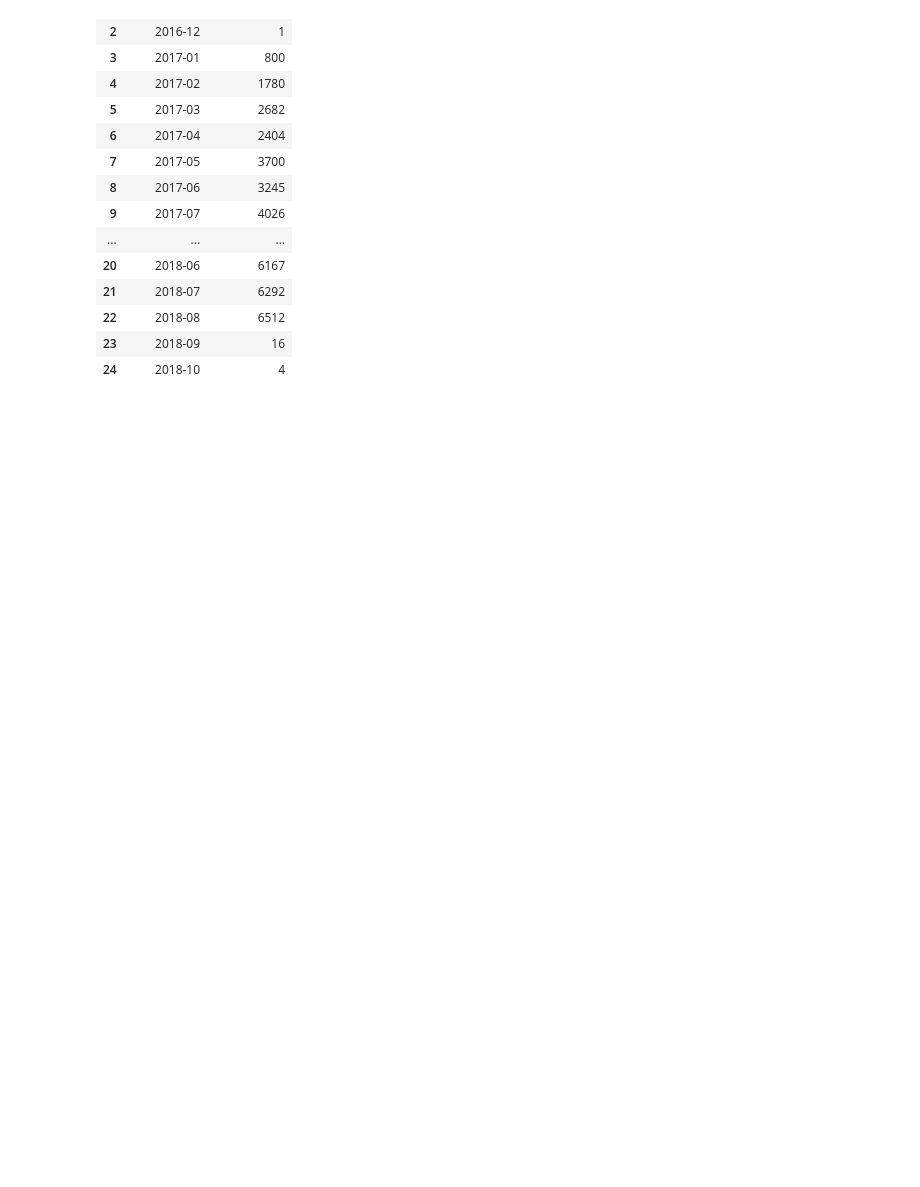
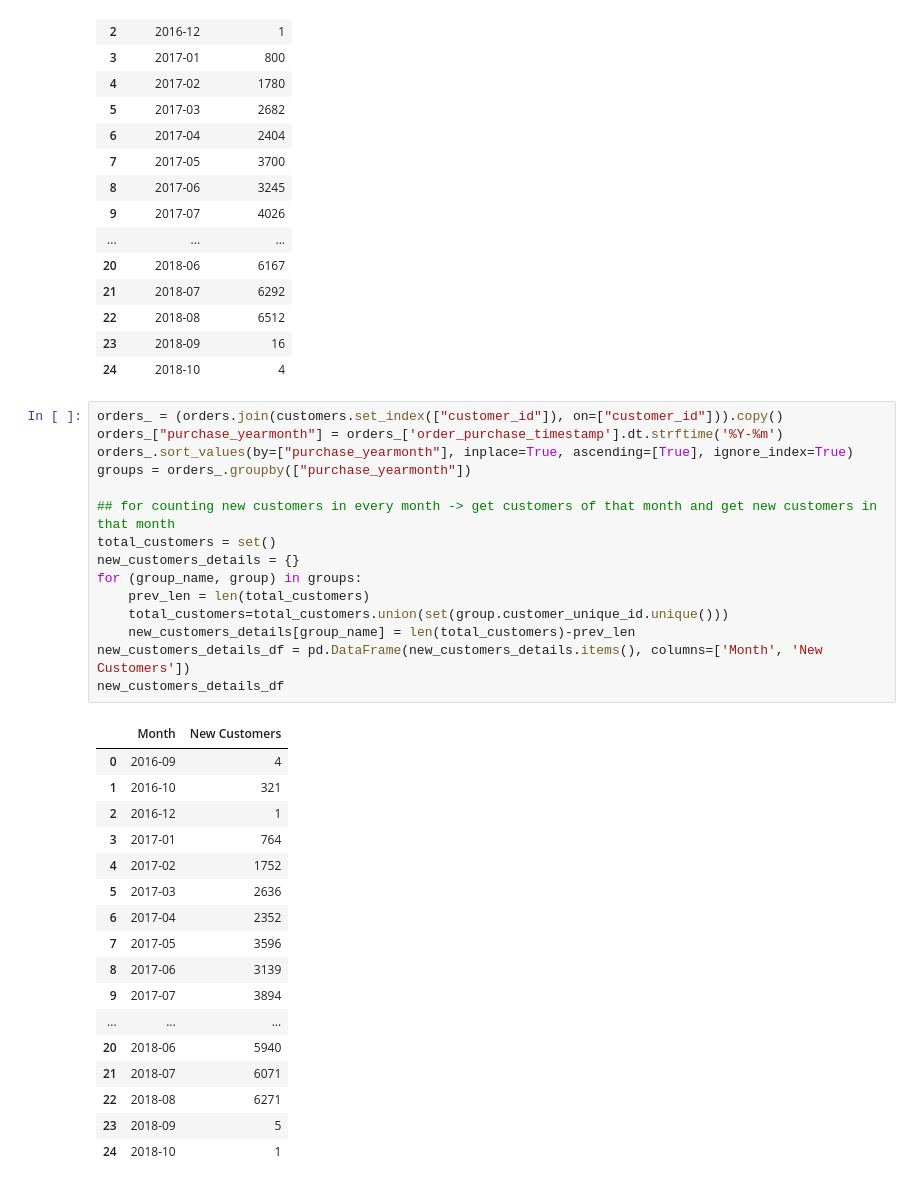
Before and after one commit to sakshisv/Marketing-Analytics-for-E-Commerce, a Jupyter notebook: Marketing Analytics (Python).ipynb, the cells around one changed output. Saved outputs shown, nothing was run; the diff lists cells and outputs as text; blank space fills up the shorter version.

```diff
--- a/Marketing Analytics (Python).ipynb
+++ b/Marketing Analytics (Python).ipynb
@@ -416,3 +416,36 @@ orders_.drop_duplicates(subset = 'customer_id', keep = 'first').groupby('year_mo
 | 22 | 2018-08 | 6512 |
 | 23 | 2018-09 | 16 |
 | 24 | 2018-10 | 4 |
+# %%
+orders_ = (orders.join(customers.set_index(["customer_id"]), on=["customer_id"])).copy()
+orders_["purchase_yearmonth"] = orders_['order_purchase_timestamp'].dt.strftime('%Y-%m')
+orders_.sort_values(by=["purchase_yearmonth"], inplace=True, ascending=[True], ignore_index=True)
+groups = orders_.groupby(["purchase_yearmonth"])
+
+## for counting new customers in every month -> get customers of that month and get new customers in that month
+total_customers = set()
+new_customers_details = {}
+for (group_name, group) in groups:
+    prev_len = len(total_customers)
+    total_customers=total_customers.union(set(group.customer_unique_id.unique()))
+    new_customers_details[group_name] = len(total_customers)-prev_len
+new_customers_details_df = pd.DataFrame(new_customers_details.items(), columns=['Month', 'New Customers'])
+new_customers_details_df
+# %% [output]
+|  | Month | New Customers |
+| 0 | 2016-09 | 4 |
+| 1 | 2016-10 | 321 |
+| 2 | 2016-12 | 1 |
+| 3 | 2017-01 | 764 |
+| 4 | 2017-02 | 1752 |
+| 5 | 2017-03 | 2636 |
+| 6 | 2017-04 | 2352 |
+| 7 | 2017-05 | 3596 |
+| 8 | 2017-06 | 3139 |
+| 9 | 2017-07 | 3894 |
+| ... | ... | ... |
+| 20 | 2018-06 | 5940 |
+| 21 | 2018-07 | 6071 |
+| 22 | 2018-08 | 6271 |
+| 23 | 2018-09 | 5 |
+| 24 | 2018-10 | 1 |
```
Also changed, not shown: parts of 3 cells of this notebook.
